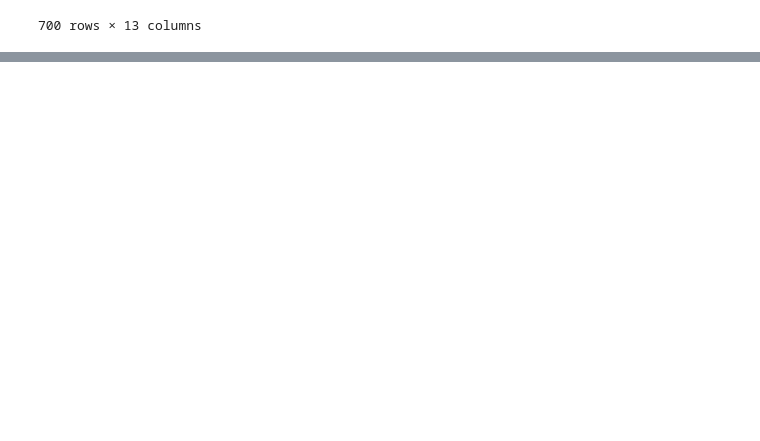
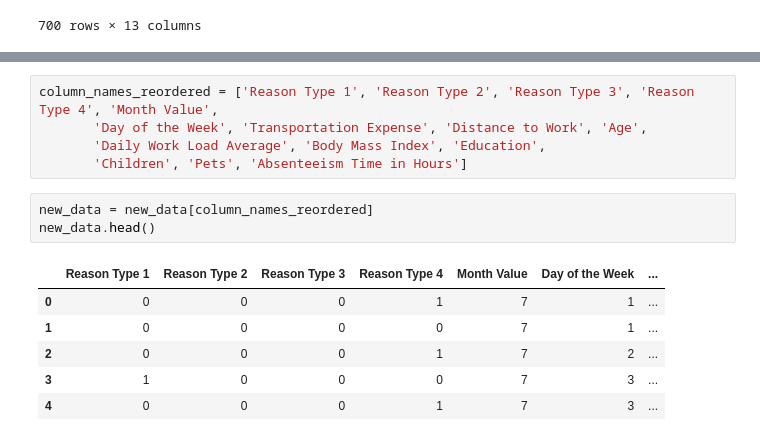
Before and after one commit to joseph-ishola/Employee-Absenteeism, a Jupyter notebook: log_reg.ipynb, the cells around one changed output, grey strips where cells are left out. Drawn from its saved outputs; the diff is of its cells as text; blank space fills up the shorter version.

```diff
--- a/log_reg.ipynb
+++ b/log_reg.ipynb
@@ -99,0 +201,15 @@ data
+# %%
+column_names_reordered = ['Reason Type 1', 'Reason Type 2', 'Reason Type 3', 'Reason Type 4', 'Month Value',
+       'Day of the Week', 'Transportation Expense', 'Distance to Work', 'Age',
+       'Daily Work Load Average', 'Body Mass Index', 'Education',
+       'Children', 'Pets', 'Absenteeism Time in Hours']
+# %%
+new_data = new_data[column_names_reordered]
+new_data.head()
+# %% [output]
+|  | Reason Type 1 | Reason Type 2 | Reason Type 3 | Reason Type 4 | Month Value | Day of the Week | ... |
+| 0 | 0 | 0 | 0 | 1 | 7 | 1 | ... |
+| 1 | 0 | 0 | 0 | 0 | 7 | 1 | ... |
+| 2 | 0 | 0 | 0 | 1 | 7 | 2 | ... |
+| 3 | 1 | 0 | 0 | 0 | 7 | 3 | ... |
+| 4 | 0 | 0 | 0 | 1 | 7 | 3 | ... |
```
Also changed, not shown: parts of 11 cells of this notebook.
